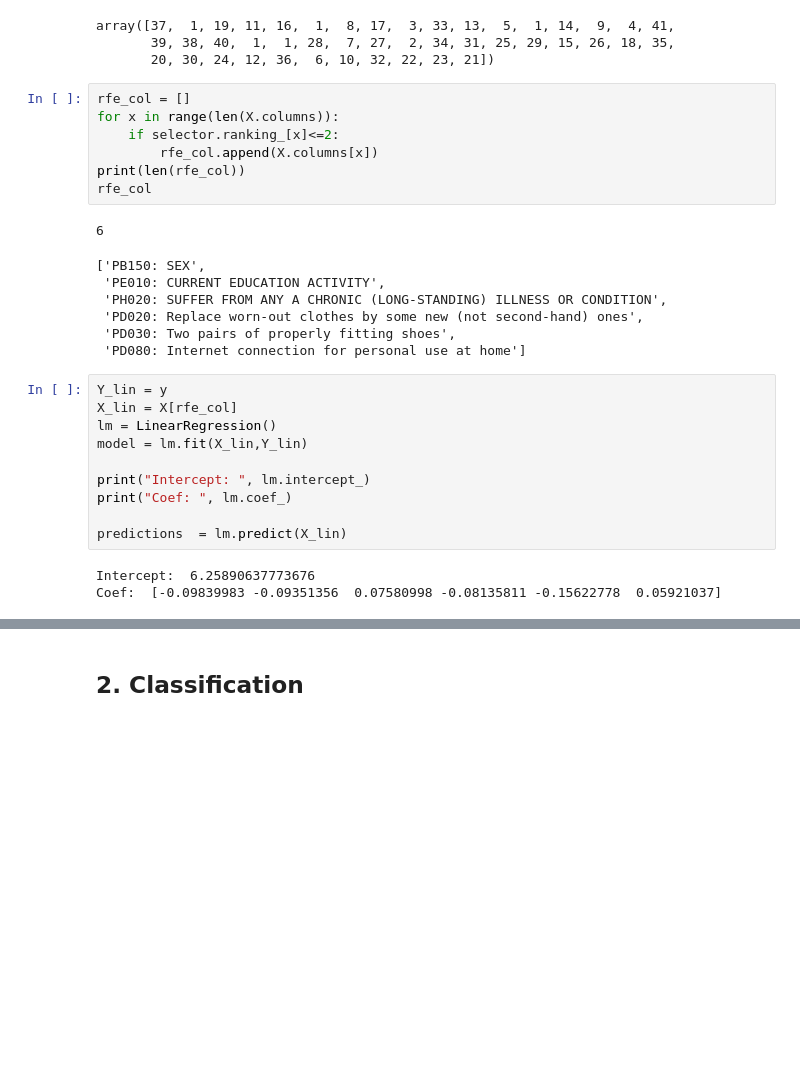
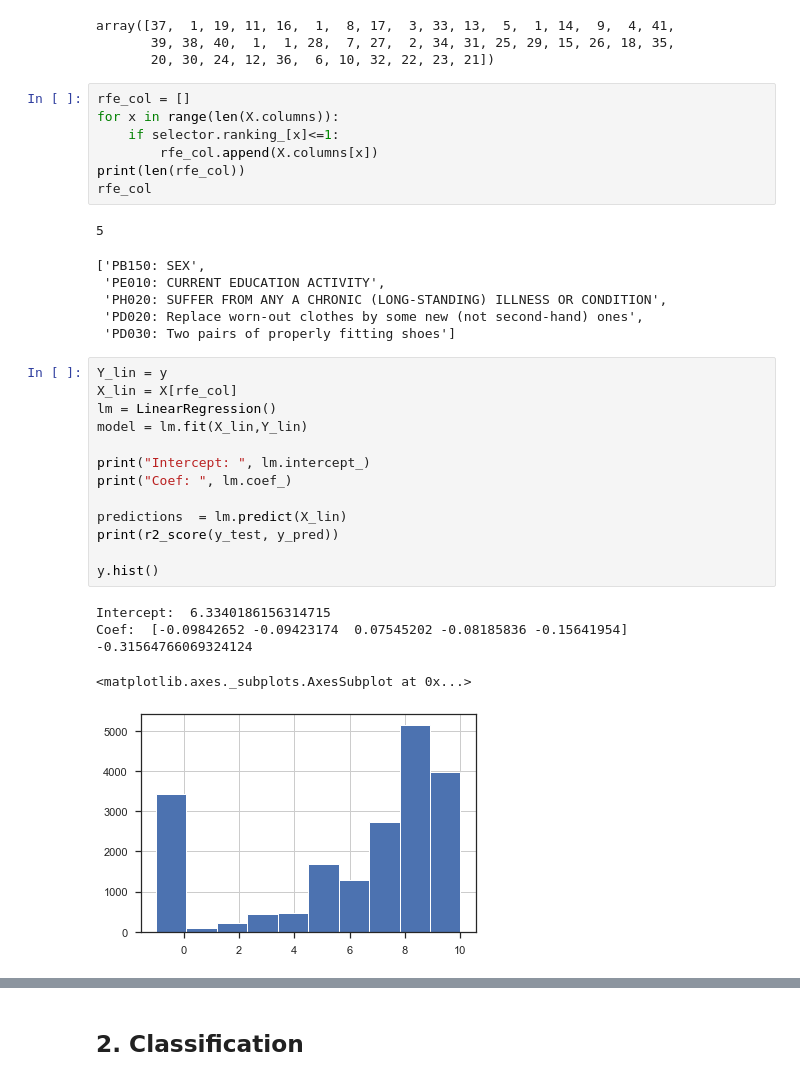
Before and after one commit to ta-data-lis/final-project, a Jupyter notebook: your-project/3_Machine Learning - TRY2.ipynb, the cells around one changed output, grey strips where cells are left out. Drawn from its saved outputs; the diff is of its cells as text; blank space fills up the shorter version.

```diff
--- a/your-project/3_Machine Learning - TRY2.ipynb
+++ b/your-project/3_Machine Learning - TRY2.ipynb
@@ -471,31 +472,36 @@ array([37,  1, 19, 11, 16,  1,  8, 17,  3, 33, 13,  5,  1, 14,  9,  4, 41,
 # %%
 rfe_col = []
 for x in range(len(X.columns)):
-    if selector.ranking_[x]<=2:
+    if selector.ranking_[x]<=1:
         rfe_col.append(X.columns[x])
 print(len(rfe_col))
 rfe_col
 # %% [output]
-6
+5
 ['PB150: SEX',
  'PE010: CURRENT EDUCATION ACTIVITY',
  'PH020: SUFFER FROM ANY A CHRONIC (LONG-STANDING) ILLNESS OR CONDITION',
  'PD020: Replace worn-out clothes by some new (not second-hand) ones',
- 'PD030: Two pairs of properly fitting shoes',
- 'PD080: Internet connection for personal use at home']
+ 'PD030: Two pairs of properly fitting shoes']
 # %%
 Y_lin = y
 X_lin = X[rfe_col]
 lm = LinearRegression()
 model = lm.fit(X_lin,Y_lin)
 
 print("Intercept: ", lm.intercept_)
 print("Coef: ", lm.coef_)
 
 predictions  = lm.predict(X_lin)
+print(r2_score(y_test, y_pred))
+
+y.hist()
 # %% [output]
-Intercept:  6.25890637773676
-Coef:  [-0.09839983 -0.09351356  0.07580998 -0.08135811 -0.15622778  0.05921037]
+Intercept:  6.3340186156314715
+Coef:  [-0.09842652 -0.09423174  0.07545202 -0.08185836 -0.15641954]
+-0.31564766069324124
+<matplotlib.axes._subplots.AxesSubplot at 0x...>
+[figure, added]
 # %%
 sns.set(style="ticks")
 for x in rfe_col:
```
Also changed, not shown: parts of 29 cells of this notebook, 9 other files.
